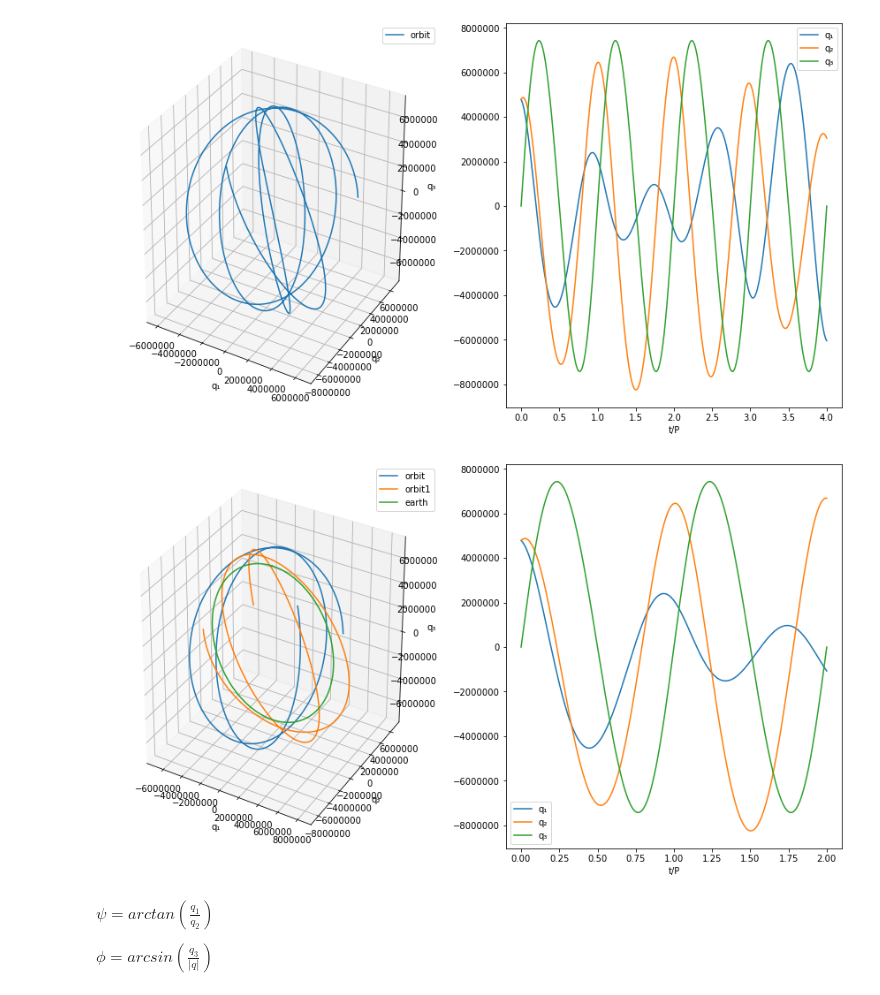
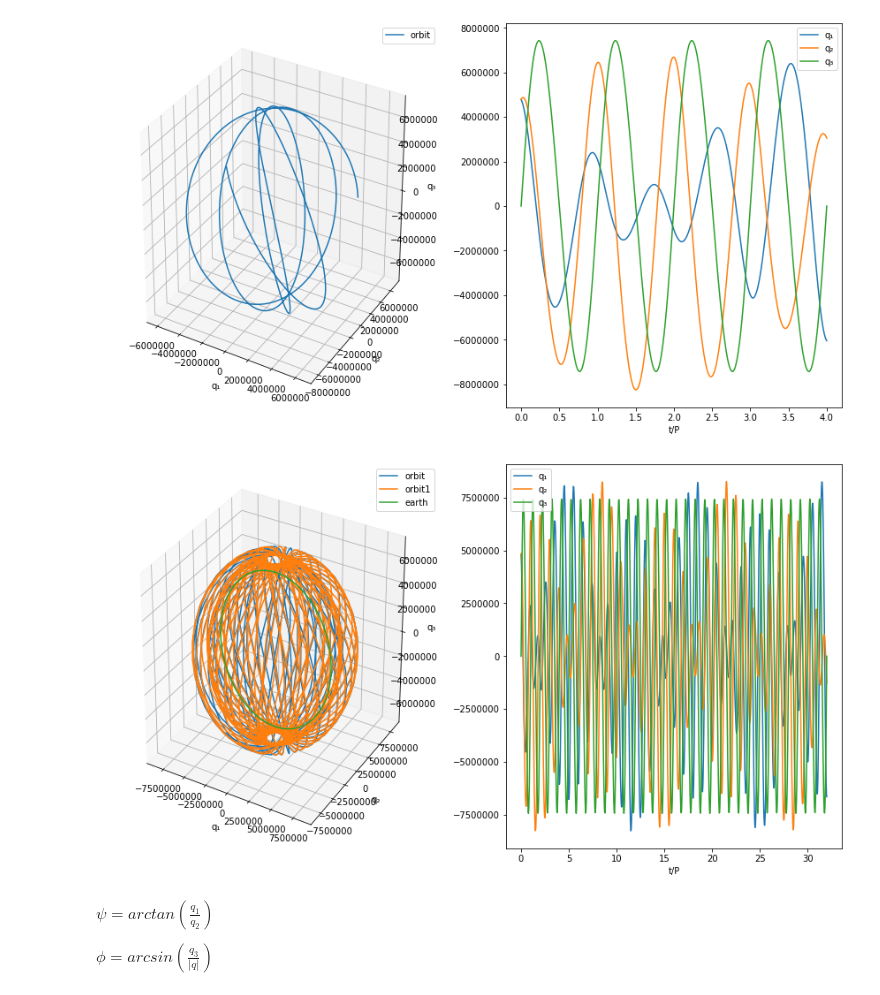
Before and after one commit to rickyle327/Math-Clinic-Fall-2019, a Jupyter notebook: Kepler-to-Equirect.ipynb, the cells around one changed output. Saved outputs shown, nothing was run; the diff lists cells and outputs as text; code cells hidden in the pictures.

```diff
--- a/Kepler-to-Equirect.ipynb
+++ b/Kepler-to-Equirect.ipynb
@@ -109,33 +109,33 @@ circlexyz = lambda r, θ, ω : (r*np.sin(θ)*np.cos(ω), r*np.sin(θ)*np.sin(ω)
 # %%
 X = circlexyz( R, np.linspace(0, 2*np.pi, N), 0 )
 
-PP = 2 # Number of orbits we wish to simulate
+PP = 32 # Number of orbits we wish to simulate
 inclination =  1.449   # np.sin takes radians   83° × π/180 = 1.449rad
 t = np.linspace(0, PP*P, 4*N) # time list, s
 E = t2E(e, H*t/a/b)      # eq. 25, eccentric anomaly list, radians
 x = a*(np.cos(E) - e)    # eq. 20, x-coordinate list
 y = b*np.sin(E)          # eq. 21, y-coordinate list
 q = xy2q(t, x, y, inclination, 0, np.pi/4)
 q1 = xy2q(t, x, y, inclination, np.pi/2, np.pi/4)
 f = plt.figure(figsize=(15,8))
 ax = [f.add_subplot(1,2,1,projection='3d'), f.add_subplot(1,2,2)]
 ax[0].plot(q[:,0], q[:,1], q[:,2], label='orbit')
 ax[0].plot(q1[:,0], q1[:,1], q1[:,2], label='orbit1')
 ax[0].plot(X[0], X[1], X[2], label='earth')
 ax[0].set_xlabel('q₁')
 #ax[0].set_xlim3d(-8, 8)
 ax[0].set_ylabel('q₂')
 #ax[0].set_ylim3d(-8, 8)
 ax[0].set_zlabel('q₃')
 #ax[0].set_zlim3d(-8, 8)
 ax[0].legend()
 ax[1].plot(t/P, q[:,0], label='q₁')
 ax[1].plot(t/P, q[:,1], label='q₂')
 ax[1].plot(t/P, q[:,2], label='q₃')
 ax[1].set_xlabel('t/P')
 ax[1].legend();
 # %% [output]
-[figure, old version]
+[figure, new version]
 # %% [markdown]
 $\psi = arctan(\frac{q_1}{q_2})$
 
```
Also changed, not shown: parts of 8 cells of this notebook.
